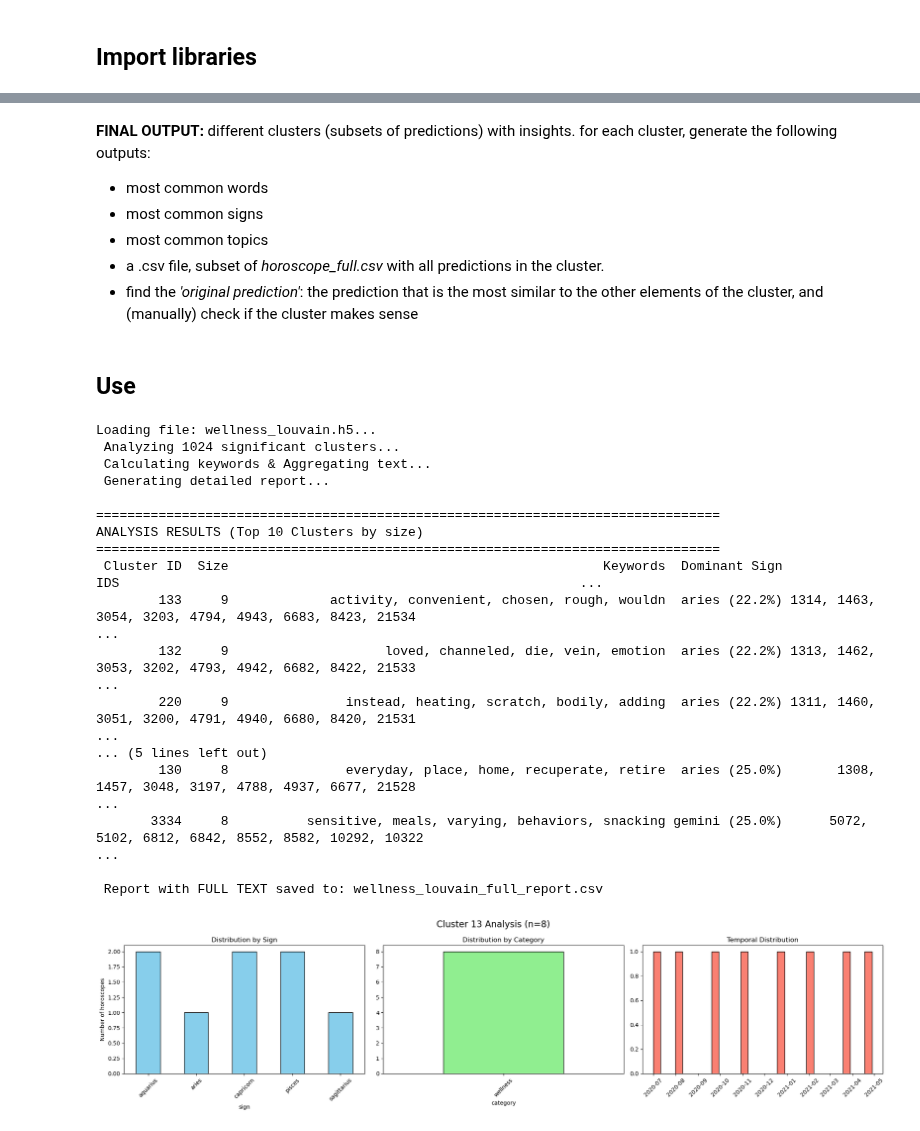
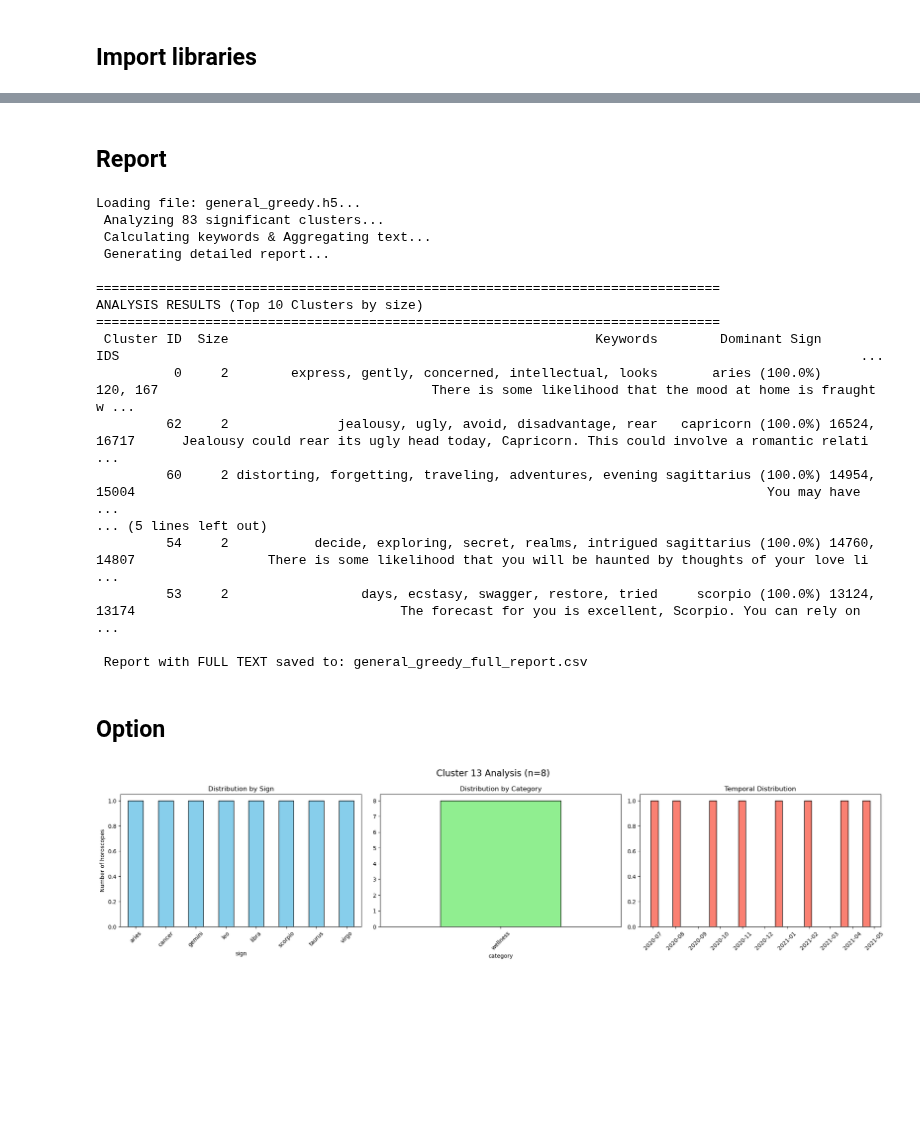
Before and after one commit to andregodinhodtu/02807_Comp_tools_project_group_02, a Jupyter notebook: notebooks/notebook_statistic.ipynb, the cells around one changed output, grey strips where cells are left out. Drawn from its saved outputs; the diff is of its cells as text; code cells hidden in the pictures; blank space fills up the shorter version.

```diff
--- a/notebooks/notebook_statistic.ipynb
+++ b/notebooks/notebook_statistic.ipynb
@@ -151,35 +7,29 @@ AssertionError: GN labels 'gn_best_labels' not found
-# %% [markdown]
-**FINAL OUTPUT:** different clusters (subsets of predictions) with insights.
-for each cluster, generate the following outputs:
-- most common words
-- most common signs
-- most common topics
-- a .csv file, subset of *horoscope_full.csv* with all predictions in the cluster.
-- find the *'original prediction'*: the prediction that is the most similar to the other elements of the cluster, and (manually) check if the cluster makes sense
 # %% [markdown]
-## Use
+## Report
 # %%
-analyze_clusters_statistics('wellness_louvain.h5', min_cluster_size=2)
+analyze_clusters_statistics('general_greedy.h5', min_cluster_size=2)
 # %% [output]
-Loading file: wellness_louvain.h5...
- Analyzing 1024 significant clusters...
+Loading file: general_greedy.h5...
+ Analyzing 83 significant clusters...
  Calculating keywords & Aggregating text...
  Generating detailed report...
 
 ================================================================================
 ANALYSIS RESULTS (Top 10 Clusters by size)
 ================================================================================
- Cluster ID  Size                                                Keywords  Dominant Sign                                                   IDS                                                           ...
-        133     9             activity, convenient, chosen, rough, wouldn  aries (22.2%) 1314, 1463, 3054, 3203, 4794, 4943, 6683, 8423, 21534                                                           ...
-        132     9                    loved, channeled, die, vein, emotion  aries (22.2%) 1313, 1462, 3053, 3202, 4793, 4942, 6682, 8422, 21533                                                           ...
-        220     9               instead, heating, scratch, bodily, adding  aries (22.2%) 1311, 1460, 3051, 3200, 4791, 4940, 6680, 8420, 21531                                                           ...
+ Cluster ID  Size                                               Keywords        Dominant Sign          IDS                                                                                               ...
+          0     2        express, gently, concerned, intellectual, looks       aries (100.0%)     120, 167                                   There is some likelihood that the mood at home is fraught w ...
+         62     2              jealousy, ugly, avoid, disadvantage, rear   capricorn (100.0%) 16524, 16717      Jealousy could rear its ugly head today, Capricorn. This could involve a romantic relati ...
+         60     2 distorting, forgetting, traveling, adventures, evening sagittarius (100.0%) 14954, 15004                                                                                 You may have  ...
 ... (5 lines left out)
-        130     8               everyday, place, home, recuperate, retire  aries (25.0%)       1308, 1457, 3048, 3197, 4788, 4937, 6677, 21528                                                           ...
-       3334     8          sensitive, meals, varying, behaviors, snacking gemini (25.0%)      5072, 5102, 6812, 6842, 8552, 8582, 10292, 10322                                                           ...
+         54     2           decide, exploring, secret, realms, intrigued sagittarius (100.0%) 14760, 14807                 There is some likelihood that you will be haunted by thoughts of your love li ...
+         53     2                 days, ecstasy, swagger, restore, tried     scorpio (100.0%) 13124, 13174                                  The forecast for you is excellent, Scorpio. You can rely on  ...
 
- Report with FULL TEXT saved to: wellness_louvain_full_report.csv
+ Report with FULL TEXT saved to: general_greedy_full_report.csv
+# %% [markdown]
+## Option
 # %%
-plot_cluster_details('wellness_louvain.h5', cluster_id=13)
+plot_cluster_details('wellness_greedy.h5', cluster_id=13)
 # %% [output]
-[figure, old version]
+[figure, new version]
 # %%
```
Also changed, not shown: parts of 11 cells of this notebook, 1 other file.
